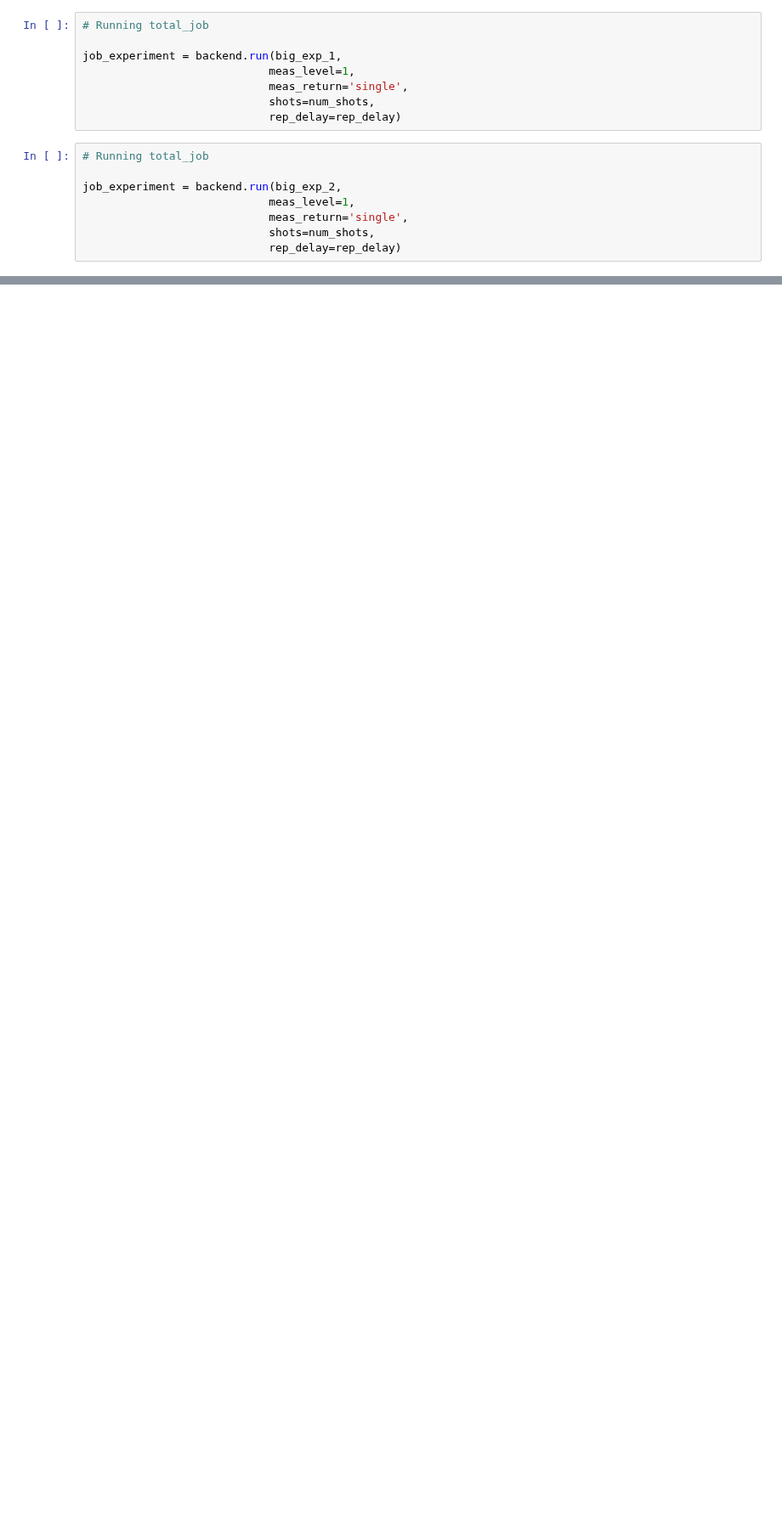
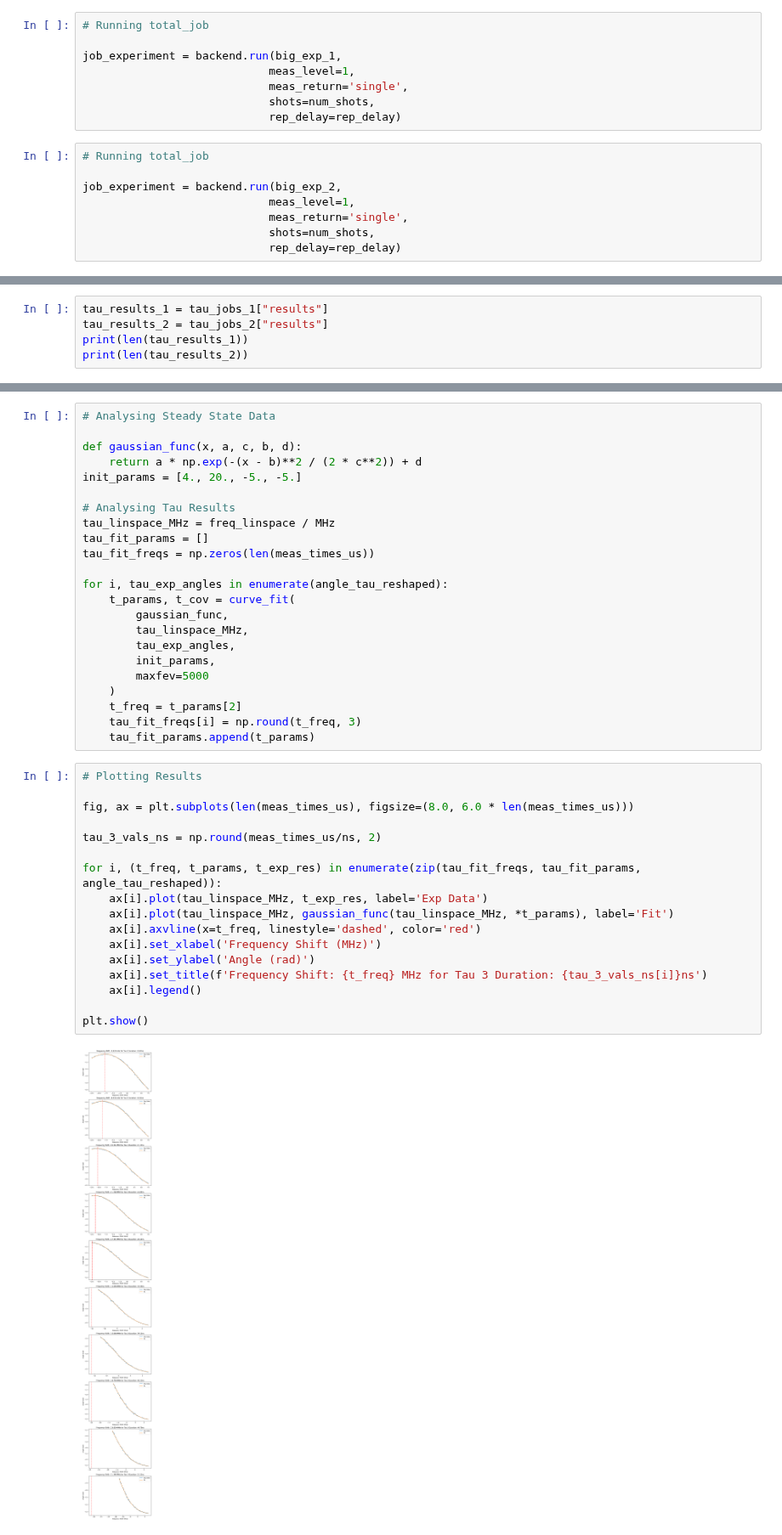
Before and after one commit to AnikenC/ReadoutWithRL, a Jupyter notebook: readoutWithRL/Experiments/july_exps/august_exps_reset.ipynb, the cells around one changed output, grey strips where cells are left out. Shown at 85% size. Saved outputs shown, nothing was run; the diff lists cells and outputs as text; blank space fills up the shorter version.

```diff
--- a/readoutWithRL/Experiments/july_exps/august_exps_reset.ipynb
+++ b/readoutWithRL/Experiments/july_exps/august_exps_reset.ipynb
@@ -278,0 +291,5 @@ job_experiment = backend.run(big_exp_2,
+# %%
+tau_results_1 = tau_jobs_1["results"]
+tau_results_2 = tau_jobs_2["results"]
+print(len(tau_results_1))
+print(len(tau_results_2))
@@ -278,0 +333,42 @@ job_experiment = backend.run(big_exp_2,
+# %%
+# Analysing Steady State Data
+
+def gaussian_func(x, a, c, b, d):
+    return a * np.exp(-(x - b)**2 / (2 * c**2)) + d
+init_params = [4., 20., -5., -5.]
+
+# Analysing Tau Results
+tau_linspace_MHz = freq_linspace / MHz
+tau_fit_params = []
+tau_fit_freqs = np.zeros(len(meas_times_us))
+
+for i, tau_exp_angles in enumerate(angle_tau_reshaped):
+    t_params, t_cov = curve_fit(
+        gaussian_func,
+        tau_linspace_MHz,
+        tau_exp_angles,
+        init_params,
+        maxfev=5000
+    )
+    t_freq = t_params[2]
+    tau_fit_freqs[i] = np.round(t_freq, 3)
+    tau_fit_params.append(t_params)
+# %%
+# Plotting Results
+
+fig, ax = plt.subplots(len(meas_times_us), figsize=(8.0, 6.0 * len(meas_times_us)))
+
+tau_3_vals_ns = np.round(meas_times_us/ns, 2)
+
+for i, (t_freq, t_params, t_exp_res) in enumerate(zip(tau_fit_freqs, tau_fit_params, angle_tau_reshaped)):
+    ax[i].plot(tau_linspace_MHz, t_exp_res, label='Exp Data')
+    ax[i].plot(tau_linspace_MHz, gaussian_func(tau_linspace_MHz, *t_params), label='Fit')
+    ax[i].axvline(x=t_freq, linestyle='dashed', color='red')
+    ax[i].set_xlabel('Frequency Shift (MHz)')
+    ax[i].set_ylabel('Angle (rad)')
+    ax[i].set_title(f'Frequency Shift: {t_freq} MHz for Tau 3 Duration: {tau_3_vals_ns[i]}ns')
+    ax[i].legend()
+
+plt.show()
+# %% [output]
+[figure, added]
```
Also changed, not shown: parts of 6 cells of this notebook, 4 other files.
